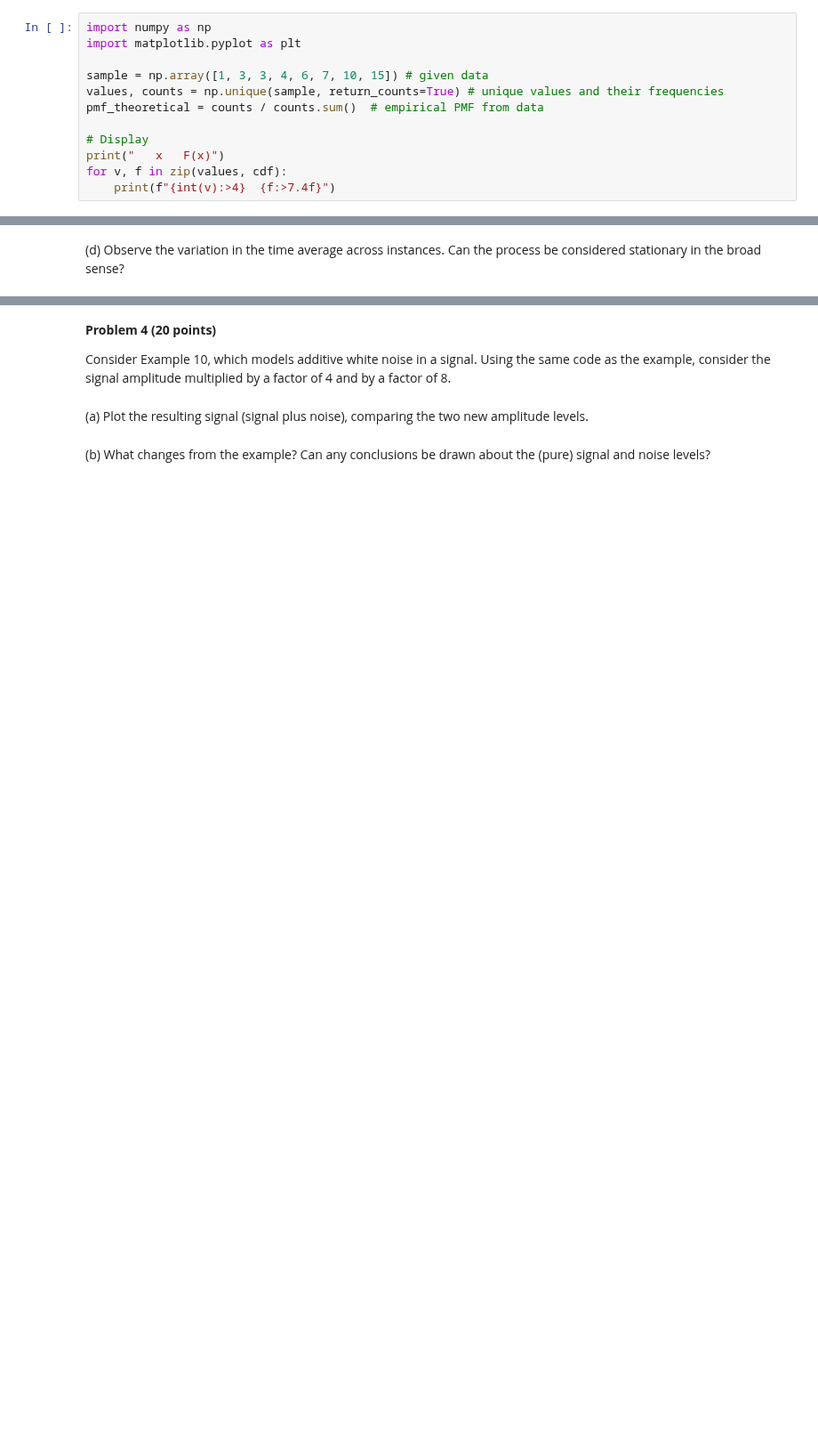
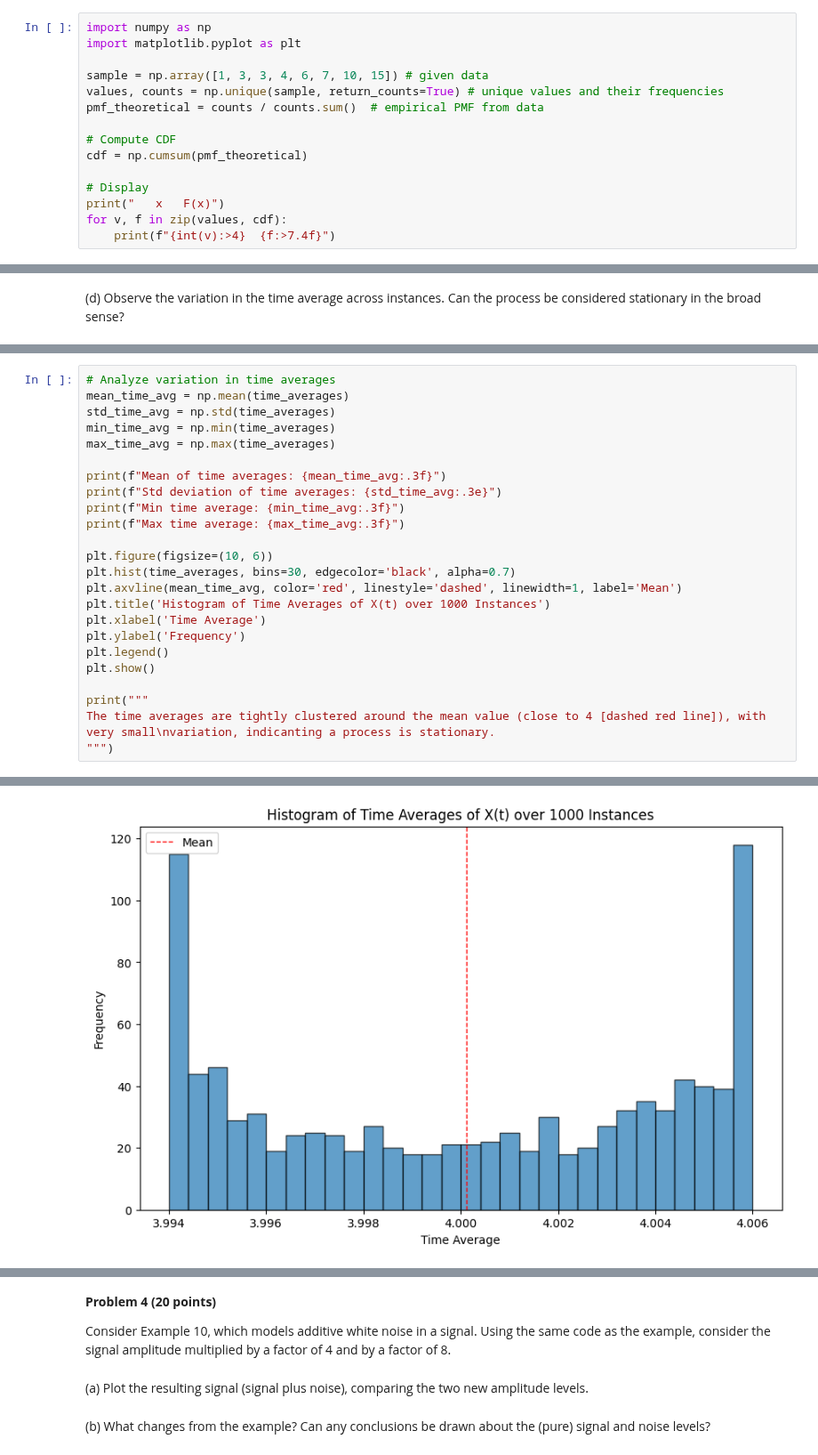
Before and after one commit to saulosgil/Disciplina_Modelagem-e-simula--o-de-sistemas, a Jupyter notebook: exercises/SE03/SE03_SauloGil.ipynb, the cells around one changed output, grey strips where cells are left out. Shown at 89% size. Drawn from its saved outputs; the diff is of its cells as text; blank space fills up the shorter version.

```diff
--- a/exercises/SE03/SE03_SauloGil.ipynb
+++ b/exercises/SE03/SE03_SauloGil.ipynb
@@ -121,6 +121,9 @@ sample = np.array([1, 3, 3, 4, 6, 7, 10, 15]) # given data
 values, counts = np.unique(sample, return_counts=True) # unique values and their frequencies
 pmf_theoretical = counts / counts.sum()  # empirical PMF from data
 
+# Compute CDF
+cdf = np.cumsum(pmf_theoretical)
+
 # Display
 print("   x   F(x)")
 for v, f in zip(values, cdf):
@@ -225,0 +315,25 @@ xxxxxxxxxxxxxx
+# %%
+# Analyze variation in time averages
+mean_time_avg = np.mean(time_averages)
+std_time_avg = np.std(time_averages)
+min_time_avg = np.min(time_averages)
+max_time_avg = np.max(time_averages)
+
+print(f"Mean of time averages: {mean_time_avg:.3f}")
+print(f"Std deviation of time averages: {std_time_avg:.3e}")
+print(f"Min time average: {min_time_avg:.3f}")
+print(f"Max time average: {max_time_avg:.3f}")
+
+plt.figure(figsize=(10, 6))
+plt.hist(time_averages, bins=30, edgecolor='black', alpha=0.7)
+plt.axvline(mean_time_avg, color='red', linestyle='dashed', linewidth=1, label='Mean')
+plt.title('Histogram of Time Averages of X(t) over 1000 Instances')
+plt.xlabel('Time Average')
+plt.ylabel('Frequency')
+plt.legend()
+plt.show()
+
+print("""
+The time averages are tightly clustered around the mean value (close to 4 [dashed red line]), with very small\nvariation, indicanting a process is stationary.
+""")
+# %% [output]
@@ -225,0 +344 @@ xxxxxxxxxxxxxx
+[figure, added]
```
Also changed, not shown: parts of 7 cells of this notebook.
